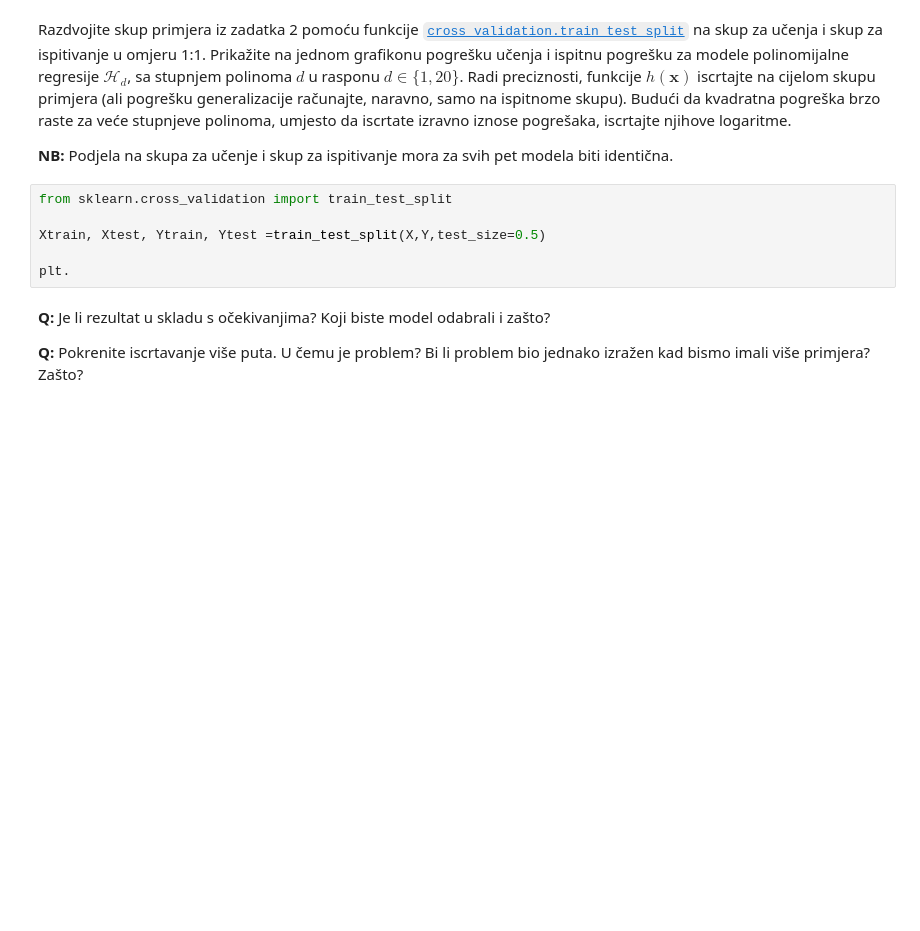
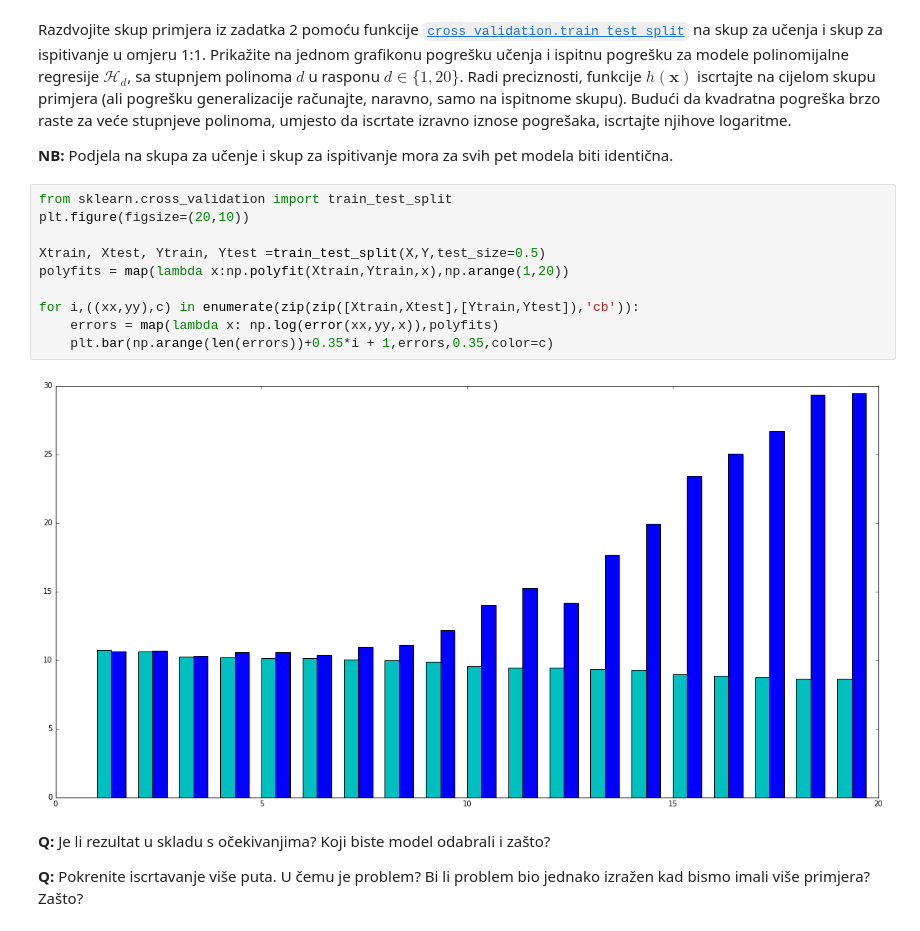
Before and after one commit to antifriz/sedmestar, a Jupyter notebook: su/lab3/SU-2015-LAB2.ipynb, the cells around one changed output. Drawn from its saved outputs; the diff is of its cells as text; blank space fills up the shorter version.

```diff
--- a/su/lab3/SU-2015-LAB2.ipynb
+++ b/su/lab3/SU-2015-LAB2.ipynb
@@ -175,12 +175,18 @@ plt.legend(loc="best");
 Razdvojite skup primjera iz zadatka 2 pomoću funkcije [`cross_validation.train_test_split`](http://scikit-learn.org/stable/modules/generated/sklearn.cross_validation.train_test_split.html#sklearn.cross_validation.train_test_split) na skup za učenja i skup za ispitivanje u omjeru 1:1. Prikažite na jednom grafikonu pogrešku učenja i ispitnu pogrešku za modele polinomijalne regresije $\mathcal{H}_d$, sa stupnjem polinoma $d$ u rasponu $d\in\{1,20\}$. Radi preciznosti, funkcije $h(\mathbf{x})$ iscrtajte na cijelom skupu primjera (ali pogrešku generalizacije računajte, naravno, samo na ispitnome skupu). Budući da kvadratna pogreška brzo raste za veće stupnjeve polinoma, umjesto da iscrtate izravno iznose pogrešaka, iscrtajte njihove logaritme.
 
 **NB:** Podjela na skupa za učenje i skup za ispitivanje mora za svih pet modela biti identična.
-# %%
-from sklearn.cross_validation import train_test_split
-
-Xtrain, Xtest, Ytrain, Ytest =train_test_split(X,Y,test_size=0.5)
-
-plt.
+# %%
+from sklearn.cross_validation import train_test_split
+plt.figure(figsize=(20,10))
+
+Xtrain, Xtest, Ytrain, Ytest =train_test_split(X,Y,test_size=0.5)
+polyfits = map(lambda x:np.polyfit(Xtrain,Ytrain,x),np.arange(1,20))
+
+for i,((xx,yy),c) in enumerate(zip(zip([Xtrain,Xtest],[Ytrain,Ytest]),'cb')):
+    errors = map(lambda x: np.log(error(xx,yy,x)),polyfits)
+    plt.bar(np.arange(len(errors))+0.35*i + 1,errors,0.35,color=c)
+# %% [output]
+[figure, added]
 # %% [markdown]
 **Q:** Je li rezultat u skladu s očekivanjima? Koji biste model odabrali i zašto?
 
```
Also changed, not shown: parts of 5 cells of this notebook.
